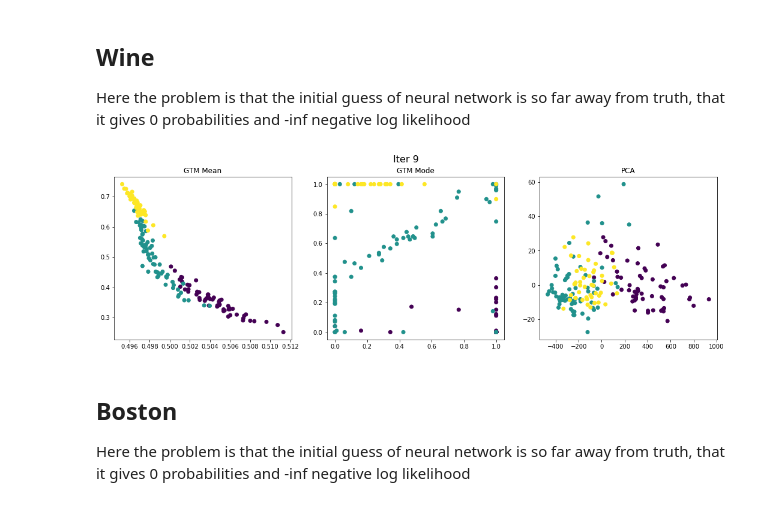
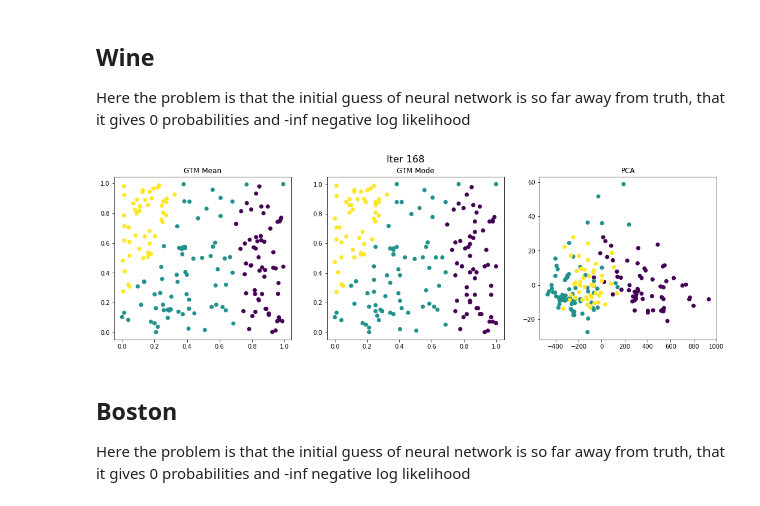
Before and after one commit to VldKnd/GTM, a Jupyter notebook: Experiments/Samples.ipynb, the cells around one changed output. Saved outputs shown, nothing was run; the diff lists cells and outputs as text; code cells hidden in the pictures.

```diff
--- a/Experiments/Samples.ipynb
+++ b/Experiments/Samples.ipynb
@@ -31,9 +31,11 @@ y = nn.Sequential(
     nn.Linear(hidden_features, out_features),
     )
 
-est = GTMEstimator(in_features=in_features, out_features=out_features, n_x_points=20, verbose=False, y=y)
-X = torch.FloatTensor(data.data)
+y.to(torch.device("cuda"))
+
+est = GTMEstimator(in_features=in_features, out_features=out_features, n_x_points=20, verbose=False, y=y, cuda=True)
+X = torch.FloatTensor(data.data).to(torch.device("cuda"))
 
 pca = PCA(n_components=2)
-X_pca = pca.fit_transform(X)
+X_pca = pca.fit_transform(X.cpu().numpy())
 # %%
@@ -75,7 +103,7 @@ data = load_wine()
 
 in_features = 2
 out_features = data.data.shape[1]
-hidden_features = 10
+hidden_features = 56
 
 y = nn.Sequential(
     nn.Linear(in_features, hidden_features,),
@@ -83,41 +111,68 @@ y = nn.Sequential(
     nn.Linear(hidden_features, out_features, bias=False),
     )
 
-est = GTMEstimator(in_features=in_features, out_features=out_features, n_x_points=100, verbose=False, y=y)
-X = torch.FloatTensor(data.data)
+y.to(torch.device("cuda"))
+
+est = GTMEstimator(in_features=in_features, out_features=out_features, n_x_points=100, verbose=False, y=y, cuda=True)
+X = torch.FloatTensor(data.data).to(torch.device("cuda"))
 
 
 pca = PCA(n_components=2)
-X_pca = pca.fit_transform(X)
+X_pca = pca.fit_transform(X.cpu())
 # %%
-for i in range(10):
-    est.train_epochs(X, 100)
+try:
+    for i in range(1000):
+        est.train_epochs(X, 100)
 
 
-    est.method = "mean"
-    output_mean = (est.transform(X)).numpy()
+        est.method = "mean"
+        output_mean = (est.transform(X)).cpu().numpy()
 
-    est.method = "mode"
-    output_mode = (est.transform(X)).numpy()
-    clear_output(wait=True)
-    plt.figure(figsize=(18, 5))
-    plt.suptitle(f'Iter {i}', fontsize=16)
+        est.method = "mode"
+        output_mode = (est.transform(X)).cpu().numpy()
+        clear_output(wait=True)
+        plt.figure(figsize=(18, 5))
+        plt.suptitle(f'Iter {i}', fontsize=16)
 
-    ax_mean = plt.subplot(131)
-    ax_mean.scatter(*output_mean.T, c=data.target)
-    ax_mean.set_title("GTM Mean")
+        ax_mean = plt.subplot(131)
+        ax_mean.scatter(*output_mean.T, c=data.target)
+        ax_mean.set_title("GTM Mean")
 
-    ax_mode = plt.subplot(132)
-    ax_mode.scatter(*output_mode.T, c=data.target)
-    ax_mode.set_title("GTM Mode")
+        ax_mode = plt.subplot(132)
+        ax_mode.scatter(*output_mode.T, c=data.target)
+        ax_mode.set_title("GTM Mode")
 
-    ax_pca = plt.subplot(133)
-    ax_pca.scatter(*X_pca.T, c=data.target)
-    ax_pca.set_title("PCA")
+        ax_pca = plt.subplot(133)
+        ax_pca.scatter(*X_pca.T, c=data.target)
+        ax_pca.set_title("PCA")
 
-    plt.show()
+        plt.show()
+except:
+        est.method = "mean"
+        output_mean = (est.transform(X)).cpu().numpy()
+
+        est.method = "mode"
+        output_mode = (est.transform(X)).cpu().numpy()
+
+        clear_output(wait=True)
+        plt.figure(figsize=(18, 5))
+        plt.suptitle(f'Iter {i}', fontsize=16)
+
+        ax_mean = plt.subplot(131)
+        ax_mean.scatter(*output_mean.T, c=data.target)
+        ax_mean.set_title("GTM Mean")
+
+        ax_mode = plt.subplot(132)
+        ax_mode.scatter(*output_mode.T, c=data.target)
+        ax_mode.set_title("GTM Mode")
+
+        ax_pca = plt.subplot(133)
+        ax_pca.scatter(*X_pca.T, c=data.target)
+        ax_pca.set_title("PCA")
+
+        plt.show()
 # %% [output]
-[figure, old version]
+[figure, new version]
 # %% [markdown]
 ## Boston
 
```
Also changed, not shown: parts of 7 cells of this notebook, 1 other file.
